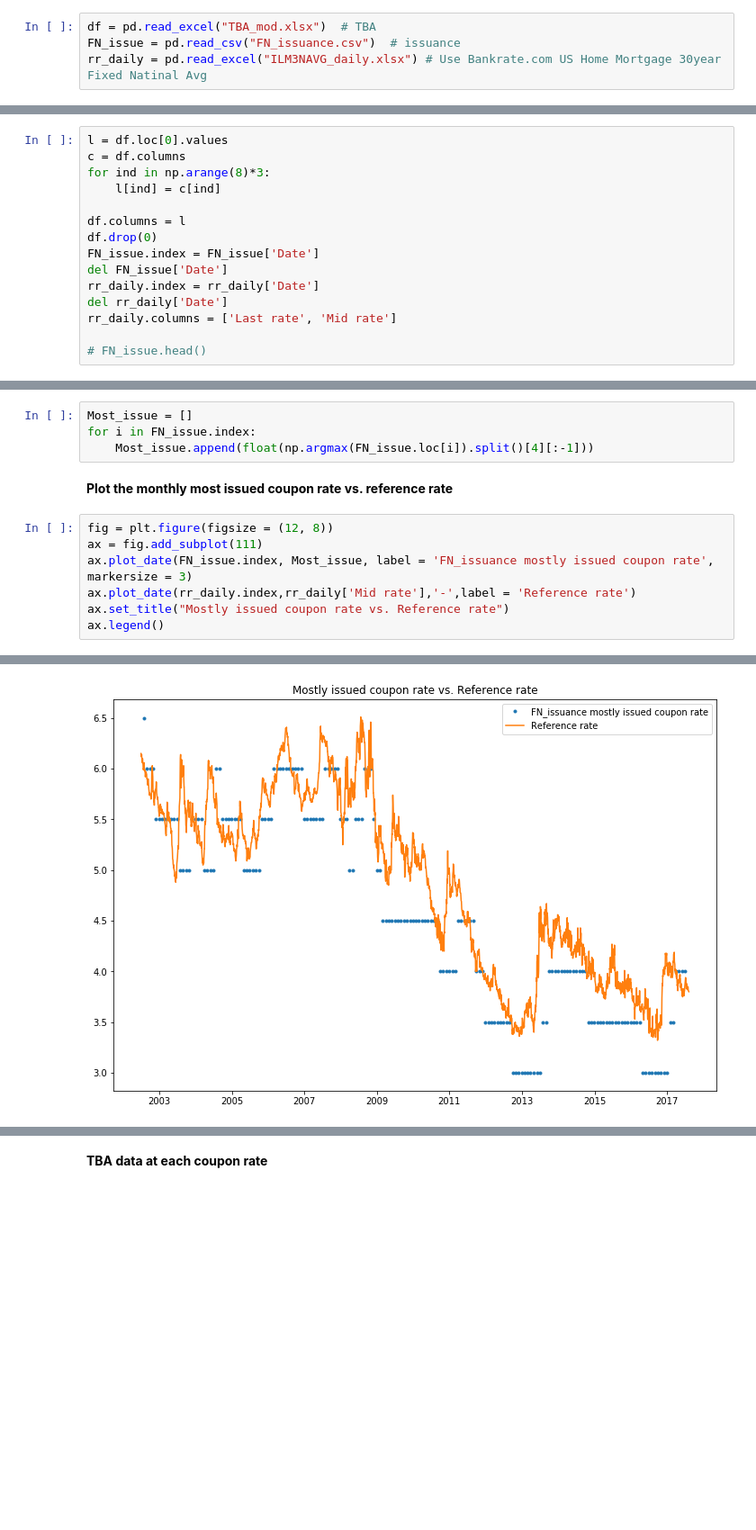
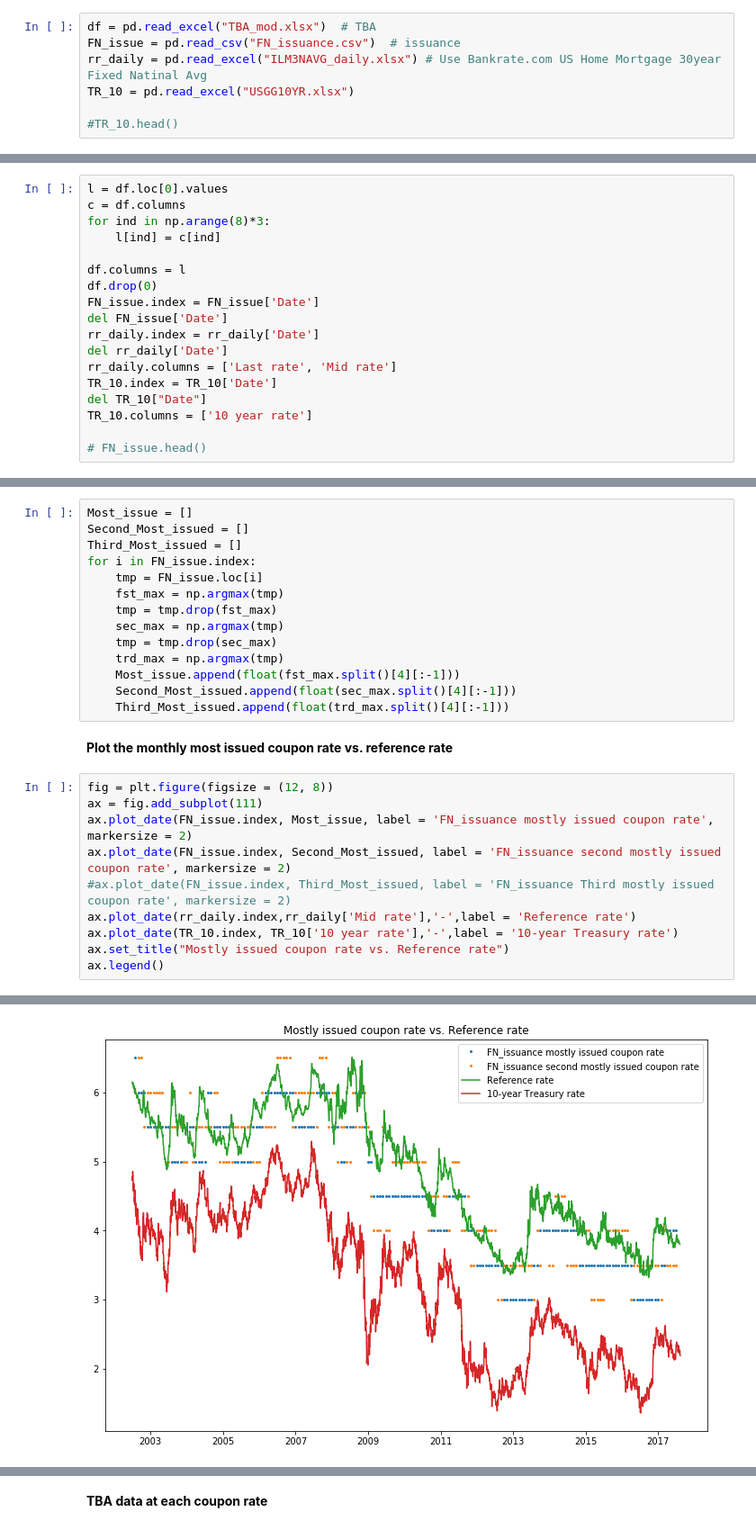
Before and after one commit to JerryDeveloper/MBSEmpiricalDuration, a Jupyter notebook: Week 6 Report - Rolling Regression.ipynb, the cells around one changed output, grey strips where cells are left out. Shown at 90% size. Cells and saved outputs as stored; diff of their text form; blank space fills up the shorter version.

```diff
--- a/Week 6 Report - Rolling Regression.ipynb
+++ b/Week 6 Report - Rolling Regression.ipynb
@@ -18,6 +18,9 @@ warnings.filterwarnings('ignore')
 df = pd.read_excel("TBA_mod.xlsx")  # TBA
 FN_issue = pd.read_csv("FN_issuance.csv")  # issuance
 rr_daily = pd.read_excel("ILM3NAVG_daily.xlsx") # Use Bankrate.com US Home Mortgage 30year Fixed Natinal Avg
+TR_10 = pd.read_excel("USGG10YR.xlsx")
+
+#TR_10.head()
 # %% [markdown]
 ## 0.2. Clean Data
 # %%
@@ -33,23 +36,39 @@ del FN_issue['Date']
 rr_daily.index = rr_daily['Date']
 del rr_daily['Date']
 rr_daily.columns = ['Last rate', 'Mid rate']
+TR_10.index = TR_10['Date']
+del TR_10["Date"]
+TR_10.columns = ['10 year rate']
 
 # FN_issue.head()
 # %% [markdown]
 **For each month find the max issuance bond and use this to generate the price and yield relation**
-# %%
-Most_issue = []
-for i in FN_issue.index:
-    Most_issue.append(float(np.argmax(FN_issue.loc[i]).split()[4][:-1]))
+# %%
+Most_issue = []
+Second_Most_issued = []
+Third_Most_issued = []
+for i in FN_issue.index:
+    tmp = FN_issue.loc[i]
+    fst_max = np.argmax(tmp)
+    tmp = tmp.drop(fst_max)
+    sec_max = np.argmax(tmp)
+    tmp = tmp.drop(sec_max)
+    trd_max = np.argmax(tmp)
+    Most_issue.append(float(fst_max.split()[4][:-1]))
+    Second_Most_issued.append(float(sec_max.split()[4][:-1]))
+    Third_Most_issued.append(float(trd_max.split()[4][:-1]))
 # %% [markdown]
 **Plot the monthly most issued coupon rate vs. reference rate**
 # %%
 fig = plt.figure(figsize = (12, 8))
 ax = fig.add_subplot(111)
-ax.plot_date(FN_issue.index, Most_issue, label = 'FN_issuance mostly issued coupon rate', markersize = 3)
+ax.plot_date(FN_issue.index, Most_issue, label = 'FN_issuance mostly issued coupon rate', markersize = 2)
+ax.plot_date(FN_issue.index, Second_Most_issued, label = 'FN_issuance second mostly issued coupon rate', markersize = 2)
+#ax.plot_date(FN_issue.index, Third_Most_issued, label = 'FN_issuance Third mostly issued coupon rate', markersize = 2)
 ax.plot_date(rr_daily.index,rr_daily['Mid rate'],'-',label = 'Reference rate')
+ax.plot_date(TR_10.index, TR_10['10 year rate'],'-',label = '10-year Treasury rate')
 ax.set_title("Mostly issued coupon rate vs. Reference rate")
 ax.legend()
 # %% [output]
 <matplotlib.legend.Legend at 0x...>
-[figure, old version]
+[figure, new version]
```
Also changed, not shown: parts of 27 cells of this notebook.
